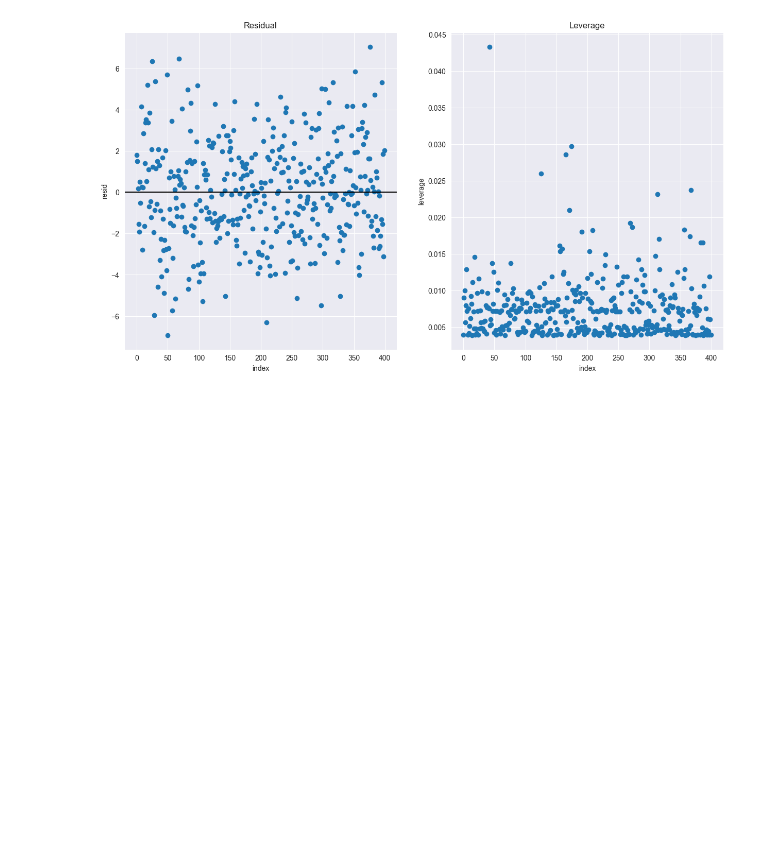
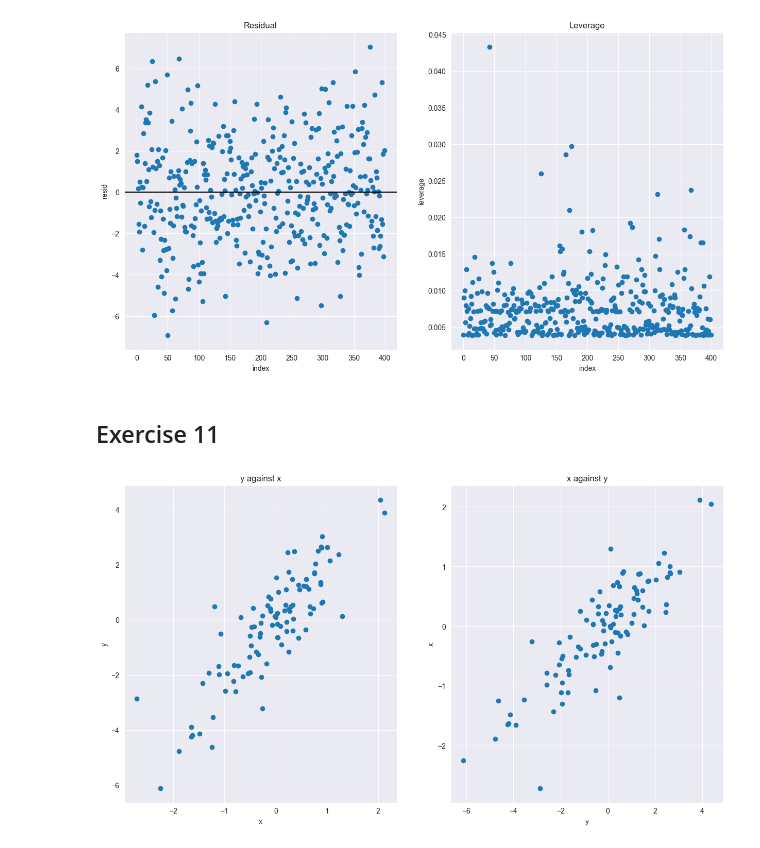
Before and after one commit to nhitran-00/ISL, a Jupyter notebook: chapter_3.ipynb, the cells around one changed output. Cells and saved outputs as stored; diff of their text form; code cells hidden in the pictures; blank space fills up the shorter version.

```diff
--- a/chapter_3.ipynb
+++ b/chapter_3.ipynb
@@ -651,3 +673,25 @@ ax[1].set_title('Leverage');
 # %% [output]
 [figure]
 [figure]
+# %% [markdown]
+## Exercise 11
+# %%
+# generate predictor x and response y per instructions
+rng = np.random.default_rng(1)
+x = rng.normal(size=100)
+y = 2 * x + rng.normal(size=100)
+
+# plot the response y against predictor x; plot the predictor x against response y
+fig, ax = plt.subplots(1,2, figsize=(15,8))
+
+ax[0].scatter(x, y)
+ax[0].set_xlabel('x')
+ax[0].set_ylabel('y')
+ax[0].set_title('y against x')
+
+ax[1].scatter(y, x)
+ax[1].set_xlabel('y')
+ax[1].set_ylabel('x')
+ax[1].set_title('x against y');
+# %% [output]
+[figure, added]
```
Also changed, not shown: parts of 24 cells of this notebook.
